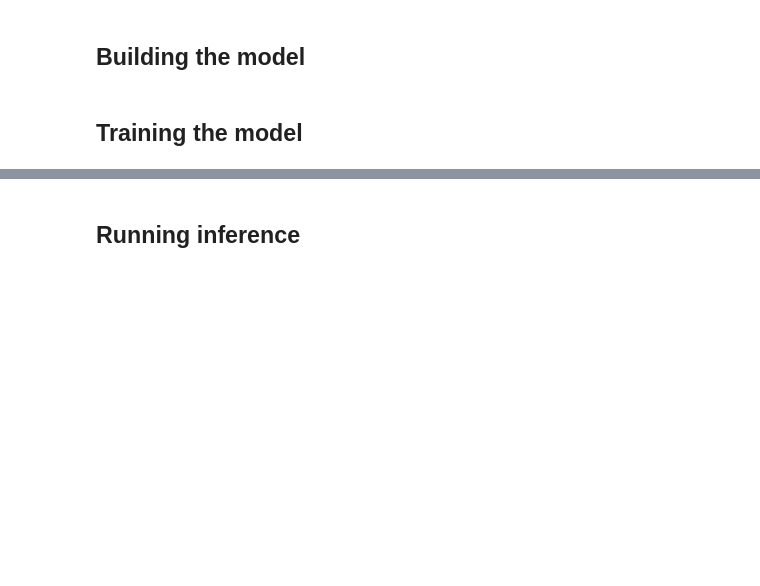
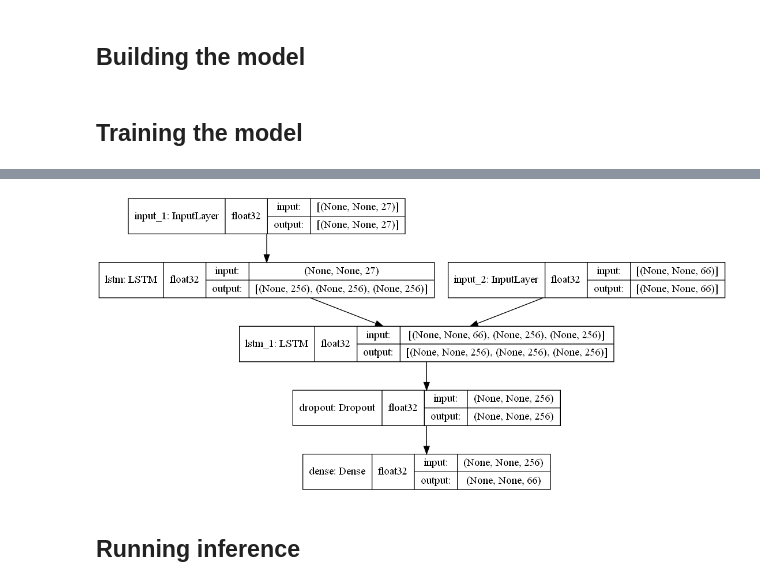
Before and after one commit to abhisheknpcomplete/cs6910-assignments, a Jupyter notebook: Assignment 3/CS20M059 - CS20M007 - CS6910-Assignment-3.ipynb, the cells around one changed output, grey strips where cells are left out. Saved outputs shown, nothing was run; the diff lists cells and outputs as text; code cells hidden in the pictures; blank space fills up the shorter version.

```diff
--- a/Assignment 3/CS20M059 - CS20M007 - CS6910-Assignment-3.ipynb
+++ b/Assignment 3/CS20M059 - CS20M007 - CS6910-Assignment-3.ipynb
@@ -72,9 +74,9 @@ D:\Deep Learning\cs6910-assignments\Assignment 3\lexicons
 # %% [markdown]
 ## Preparing the data
 # %%
-val_df = pd.read_csv("hi.translit.sampled.dev.tsv", sep='\t', header=None)
-train_df = pd.read_csv("hi.translit.sampled.train.tsv", sep='\t', header=None)
-test_df = pd.read_csv("hi.translit.sampled.test.tsv", sep='\t', header=None)
+val_df = pd.read_csv("./lexicons/hi.translit.sampled.dev.tsv", sep='\t', header=None)
+train_df = pd.read_csv("./lexicons/hi.translit.sampled.train.tsv", sep='\t', header=None)
+test_df = pd.read_csv("./lexicons/hi.translit.sampled.test.tsv", sep='\t', header=None)
 # %%
 def process_dataframe(data):
     input_words = []
@@ -108,6 +110,11 @@ test_input_words, test_target_words, test_input_characters, test_target_characte
 # %%
 input_characters = val_input_characters.union(train_input_characters, test_input_characters, [" "])
 target_characters = val_target_characters.union(train_target_characters, test_target_characters, [" ","\t", "\n"])
+# %%
+tokenizer = Tokenizer(num_words=None, char_level=True)
+
+tk.fit_on_texts(val_target_words)
+tk.word_index.update({' ':0})
 # %%
 num_encoder_tokens = len(input_characters)
 num_decoder_tokens = len(target_characters)
@@ -167,7 +174,7 @@ test_encoder_input_data, test_decoder_input_data, test_decoder_target_data = pre
 ## Configuration
 # %%
 batch_size = 64  # Batch size for training.
-epochs = 50  # Number of epochs to train for.
+epochs = 1  # Number of epochs to train for.
 latent_dim = 256  # Latent dimensionality of the encoding space.
 # %% [markdown]
 ## Building the model
@@ -207,9 +214,9 @@ model.fit(
     batch_size=batch_size,
     epochs=epochs,
     validation_data=([val_encoder_input_data, val_decoder_input_data], val_decoder_target_data,),
-    callbacks=[WandbCallback()]
+#     callbacks=[WandbCallback()]
 )
-# Save the entire model as a SavedModel.
-!mkdir -p saved_model
-model.save('saved_model\s2s')
+# Save the entire model
+model.save('s2s')
+model.save('s2s.h5',save_format='h5')
 # %% [output]
@@ -239,5 +246,16 @@ WARNING:absl:Found untraced functions such as lstm_cell_8_layer_call_and_return_
 INFO:tensorflow:Assets written to: saved_model\s2s\assets
 INFO:tensorflow:Assets written to: saved_model\s2s\assets
+# %%
+keras.utils.plot_model(
+    model,
+    to_file="model.png",
+    show_shapes=True,
+    show_dtype=True,
+    show_layer_names=True,
+    expand_nested=True
+)
+# %% [output]
+[figure, added]
 # %% [markdown]
 ## Running inference
 # %%
```
Also changed, not shown: parts of 5 cells of this notebook, 4 other files.
